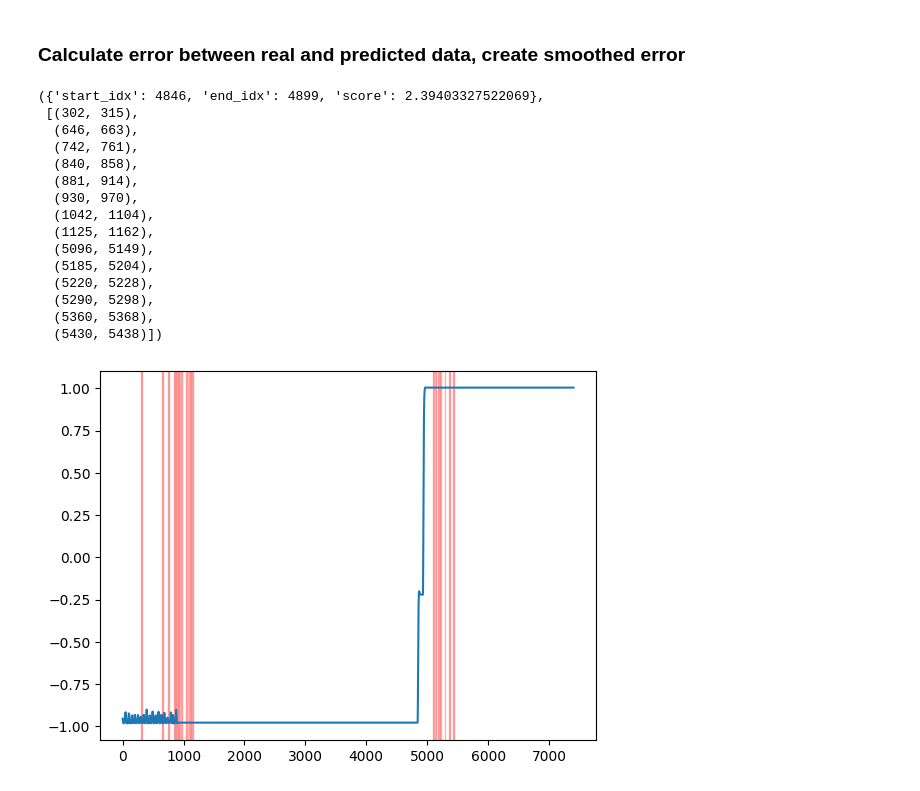
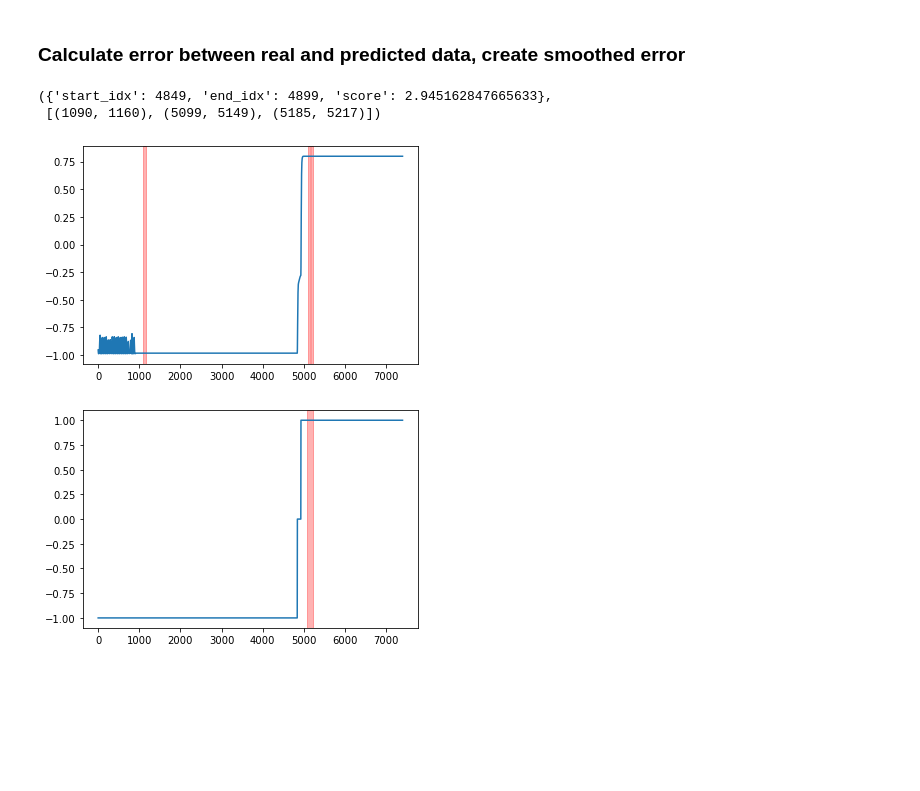
Before and after one commit to NorbertKlockiewicz/AnomalyDetection, a Jupyter notebook: Model.ipynb, the cells around one changed output. Saved outputs shown, nothing was run; the diff lists cells and outputs as text; code cells hidden in the pictures; blank space fills up the shorter version.

```diff
--- a/Model.ipynb
+++ b/Model.ipynb
@@ -389,9 +327,9 @@ class ErrorWindow:
         E_seq_max_sorted = np.sort(E_seq_max)[::-1]
         E_seq_max_sorted = np.append(E_seq_max_sorted, non_anom_max)
 
-        i_to_remove = np.array([])
+        i_to_remove = np.array([], dtype=int)
 
-        for i in range(len(E_seq_max_sorted)):
+        for i in range(len(E_seq_max_sorted)-1):
             if (E_seq_max_sorted[i] - E_seq_max_sorted[i + 1]) / E_seq_max_sorted[i] < 0.13:
                 i_to_remove = np.append(i_to_remove, np.argwhere(E_seq_max == E_seq_max_sorted[i]))
             else:
@@ -400,16 +338,16 @@ class ErrorWindow:
         i_to_remove[::-1].sort()
 
         if len(i_to_remove) > 0:
-            E_seq = np.delete(E_seq, i_to_remove, axis=0)
+            self.E_seq = np.delete(self.E_seq, i_to_remove, axis=0)
 
-        if len(E_seq) == 0:
-            self.i_anom = np.array([])
+        if len(self.E_seq) == 0:
+            self.indices_anomalies = np.array([])
             return
 
-        indices_to_keep = np.concatenate([range(e_seq[0], e_seq[-1] + 1) for e_seq in E_seq])
+        indices_to_keep = np.concatenate([range(e_seq[0], e_seq[-1] + 1) for e_seq in self.E_seq])
 
         mask = np.isin(self.indices_anomalies, indices_to_keep)
-        self.indices_anomalies = self.i_anom[mask]
+        self.indices_anomalies = self.indices_anomalies[mask]
 
 
     def score_anomalies(self, prior_idx):
@@ -490,22 +428,11 @@ errors = Errors(new_channel)
 errors.detect_anomalies()
 max(errors.anom_scores, key=lambda x: x['score']), errors.E_seq
 # %% [output]
-({'start_idx': 4846, 'end_idx': 4899, 'score': 2.39403327522069},
- [(302, 315),
-  (646, 663),
-  (742, 761),
-  (840, 858),
-  (881, 914),
-  (930, 970),
-  (1042, 1104),
-  (1125, 1162),
-  (5096, 5149),
-  (5185, 5204),
-  (5220, 5228),
-  (5290, 5298),
-  (5360, 5368),
-  (5430, 5438)])
+({'start_idx': 4849, 'end_idx': 4899, 'score': 2.945162847665633},
+ [(1090, 1160), (5099, 5149), (5185, 5217)])
 # %%
 plotter.plot_detected_anomalies(errors.E_seq, plot_real_data=False)
+plotter.plot_predictions(plot_real_data=True)
 # %% [output]
-[figure, old version]
+[figure, new version]
+[figure, added]
```
Also changed, not shown: parts of 5 cells of this notebook.
